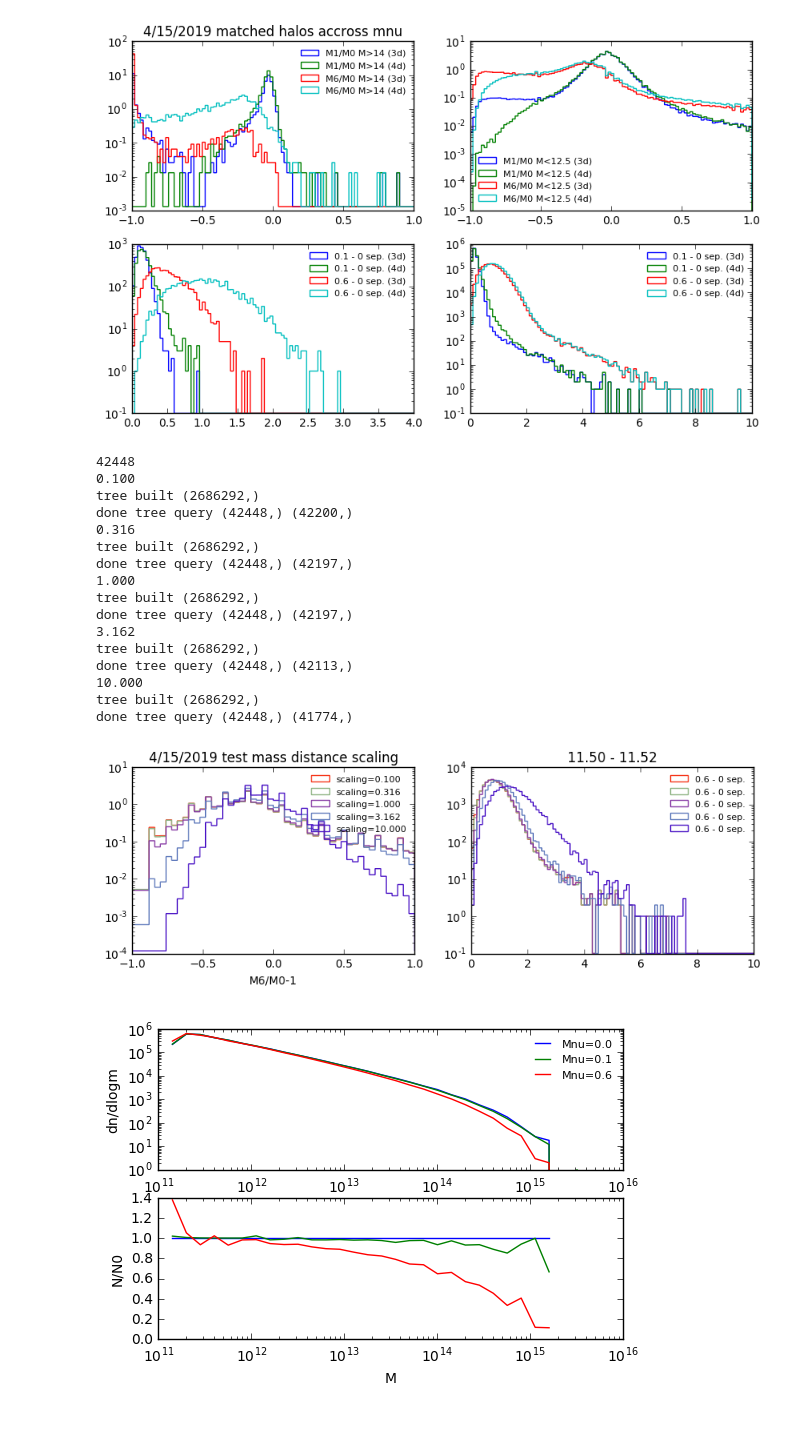
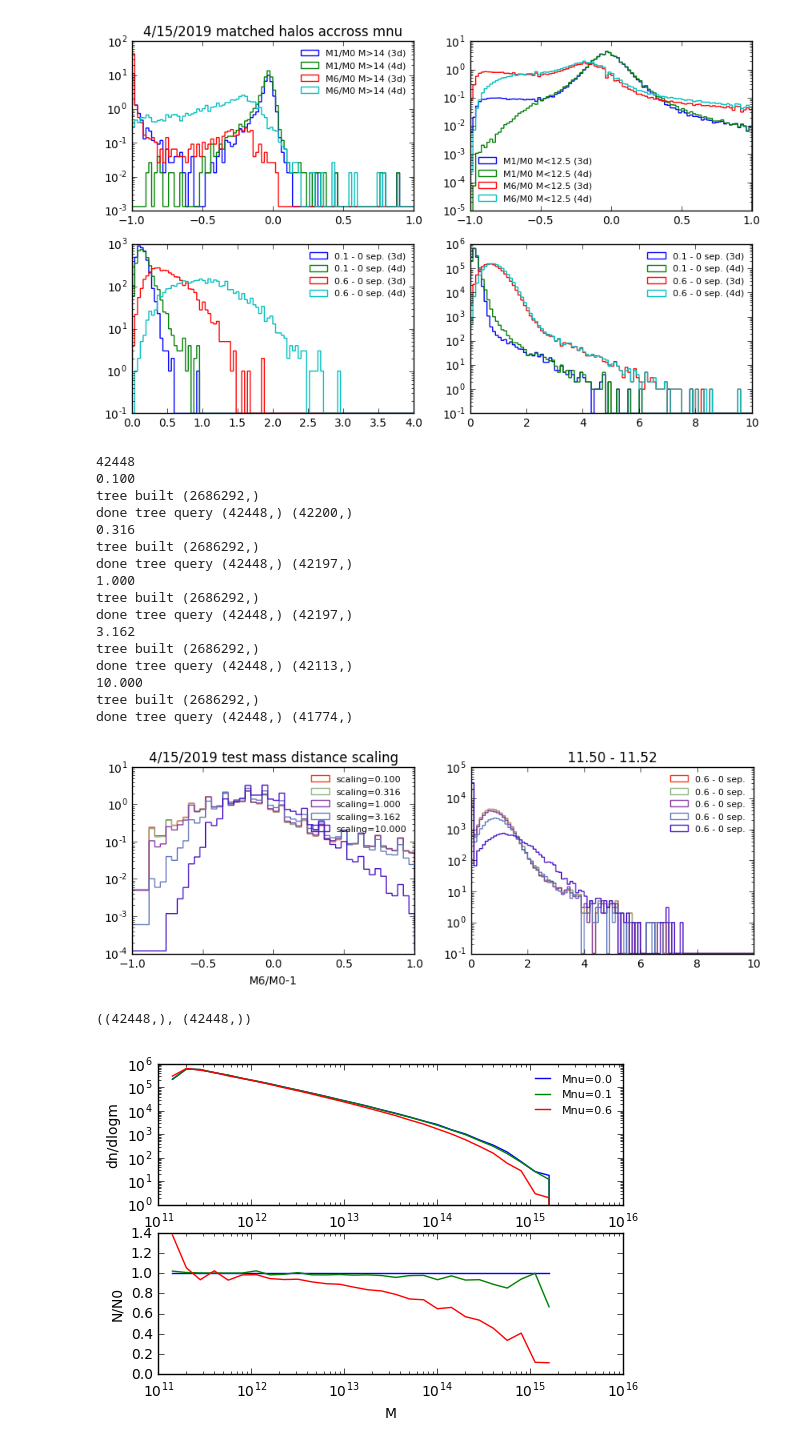
Before and after one commit to liuxx479/NUassemblybias, a Jupyter notebook: AB.ipynb, the cells around one changed output. Saved outputs shown, nothing was run; the diff lists cells and outputs as text; code cells hidden in the pictures.

```diff
--- a/AB.ipynb
+++ b/AB.ipynb
@@ -548,7 +548,7 @@ show()
 # %% [output]
 [figure]
 # %%
-############## long-ish computing
+############# long-ish computing
 ilo, ihi=10**11.5, 10**11.52#11.5, 12
 iidxcut = where( (Mvir0>ilo) & (Mvir0<ihi))[0]
 print len(iidxcut)
@@ -563,38 +563,44 @@ for ir in logspace(log10(0.1), 1,5):
     print 'tree built', iidx6.shape
     ipos=array([x0,y0,z0,ir*log10(Mvir0)]).T[iidxcut]
     ix, iidx=itree.query(ipos)
+    ix_3d = sqrt(ix**2-(ir*log10(Mvir6[iidx])-ir*log10(Mvir0[iidxcut]))**2)
     print 'done tree query', ix.shape, unique(iidx).shape
 
     ax1.hist((Mvir6[iidx6][iidx]/Mvir0[iidxcut])-1,color=icolor, histtype='step',log=1,
             bins=linspace(-1,1,51),normed=1, label='scaling=%.3f'%(ir))
 
-    ax2.hist(ix, histtype='step',log=1,color=icolor,label='0.6 - 0 sep.',bins=linspace(0,10,101))
+    ax2.hist(ix_3d, histtype='step',log=1,color=icolor,label='0.6 - 0 sep.',bins=linspace(0,10,101))
 
 ax1.legend(loc=0, fontsize=8, frameon=0)
 ax2.legend(loc=0, fontsize=8, frameon=0)
 ax1.set_title('4/15/2019 test mass distance scaling')
 ax2.set_title('%.2f - %.2f'%(log10(ilo), log10(ihi)))
 ax1.set_xlabel('M6/M0-1')
 
 show()
 # %% [output]
 42448
 0.100
 tree built (2686292,)
 done tree query (42448,) (42200,)
 0.316
 tree built (2686292,)
 done tree query (42448,) (42197,)
 1.000
 tree built (2686292,)
 done tree query (42448,) (42197,)
 3.162
 tree built (2686292,)
 done tree query (42448,) (42113,)
 10.000
 tree built (2686292,)
 done tree query (42448,) (41774,)
-[figure, old version]
+[figure, new version]
+# %%
+#ix_3d = sqrt(ix**2-(ir*log10(Mvir6[iidx])-ir*log10(Mvir0))**2)
+ix.shape, iidx.shape, Mvir0.shape
+# %% [output]
+((42448,), (42448,))
 # %%
 ibins=logspace(11, 15.5, 31)
 hist_arr = [histogram(imvir, bins=ibins)[0]
```
